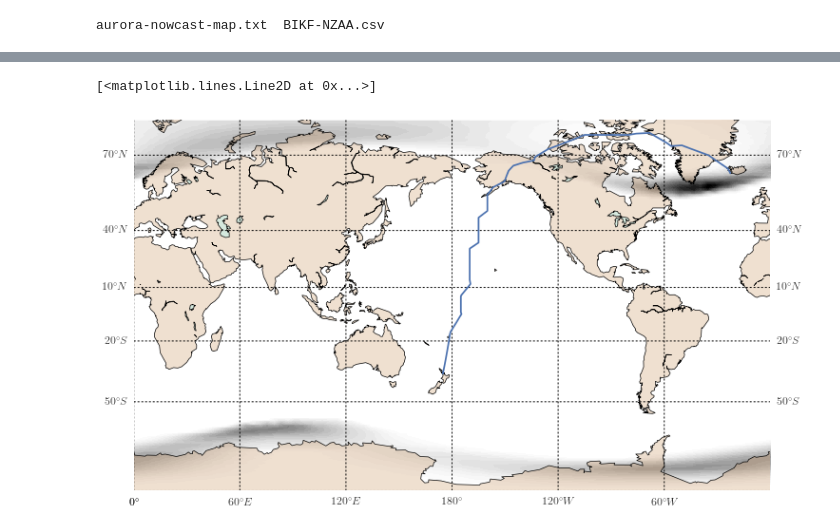
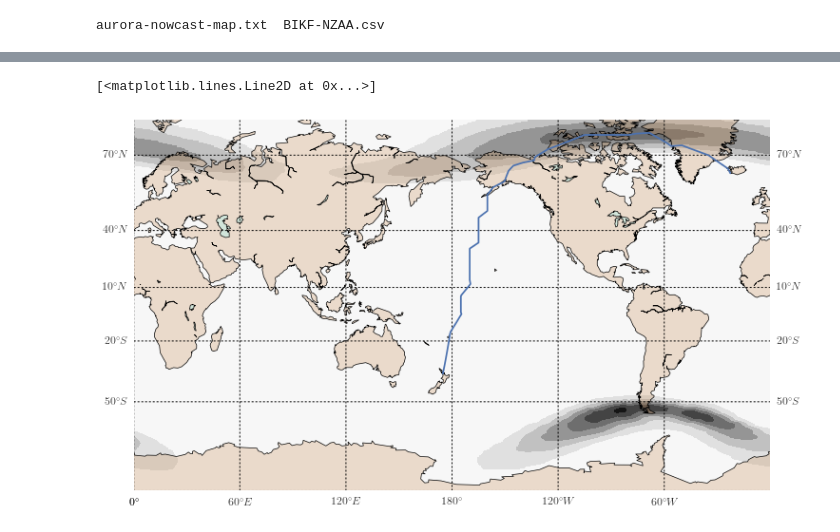
Before and after one commit to ax3l91/space-apps-2017-mayday-athens, a Jupyter notebook: AuroraNotebook.ipynb, the cells around one changed output, grey strips where cells are left out. Drawn from its saved outputs; the diff is of its cells as text; code cells hidden in the pictures.

```diff
--- a/AuroraNotebook.ipynb
+++ b/AuroraNotebook.ipynb
@@ -18,24 +30,25 @@ aurora-nowcast-map.txt  BIKF-NZAA.csv
 # %%
-aurora=np.loadtxt('Data/aurora-nowcast-map.txt')
+aurora=np.loadtxt('aurora-nowcast-map.txt')
 # %%
 flight=np.loadtxt('Data/BIKF-NZAA.csv',delimiter=',',dtype=str)
 lat=flight[:,3].astype(float)
 lon=flight[:,4].astype(float)
+# %%
+X,Y=np.meshgrid(lons,lats)
 # %%
 nlats = 512
 nlons = 1024
 lats=np.linspace(-90,90,nlats)
 lons=np.linspace(0,360,nlons)
-#m = Basemap(projection='ortho',lat_0=70,lon_0=-100,resolution='l')
+#m = Basemap(projection='ortho',lat_0=-70,lon_0=-100,resolution='l')
 m=Basemap(llcrnrlon=0,llcrnrlat=-80,urcrnrlon=360,urcrnrlat=80,projection='mill')
 m.drawcoastlines(linewidth=0.7)
 m.fillcontinents(color='#cc9966',lake_color='#99ffff',alpha=0.3)
 m.drawparallels(np.arange(-80,81,30),labels=[1,1,0,0])
 m.drawmeridians(np.arange(0,360,60),labels=[0,0,0,1])
-#m.contourf(lats,lons,aurora)
-m.imshow(aurora[::-1])
+m.contourf(X,Y,aurora,latlon=True)
 m.plot(lon,lat,latlon=True)
 # %% [output]
 [<matplotlib.lines.Line2D at 0x...>]
-[figure, old version]
+[figure, new version]
 # %%
```
Also changed, not shown: parts of 5 cells of this notebook, 2 other files.
